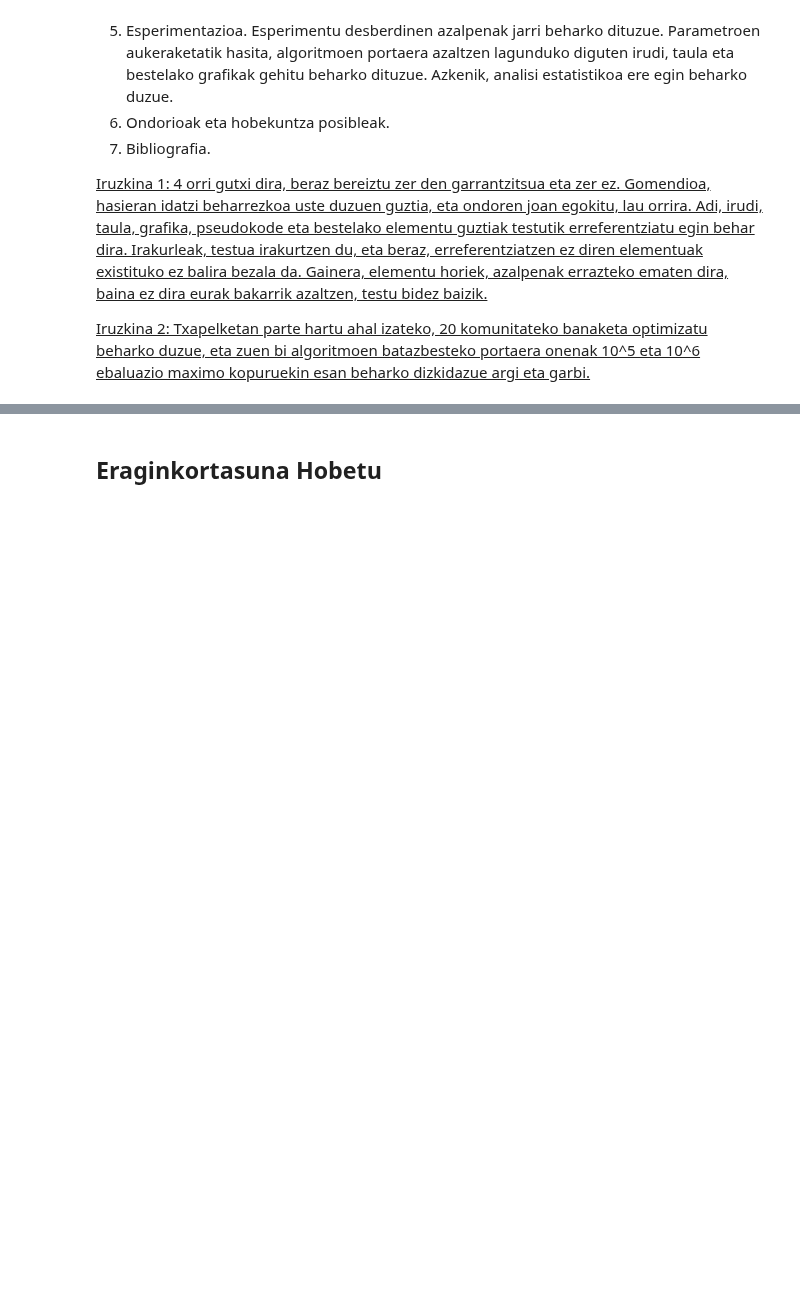
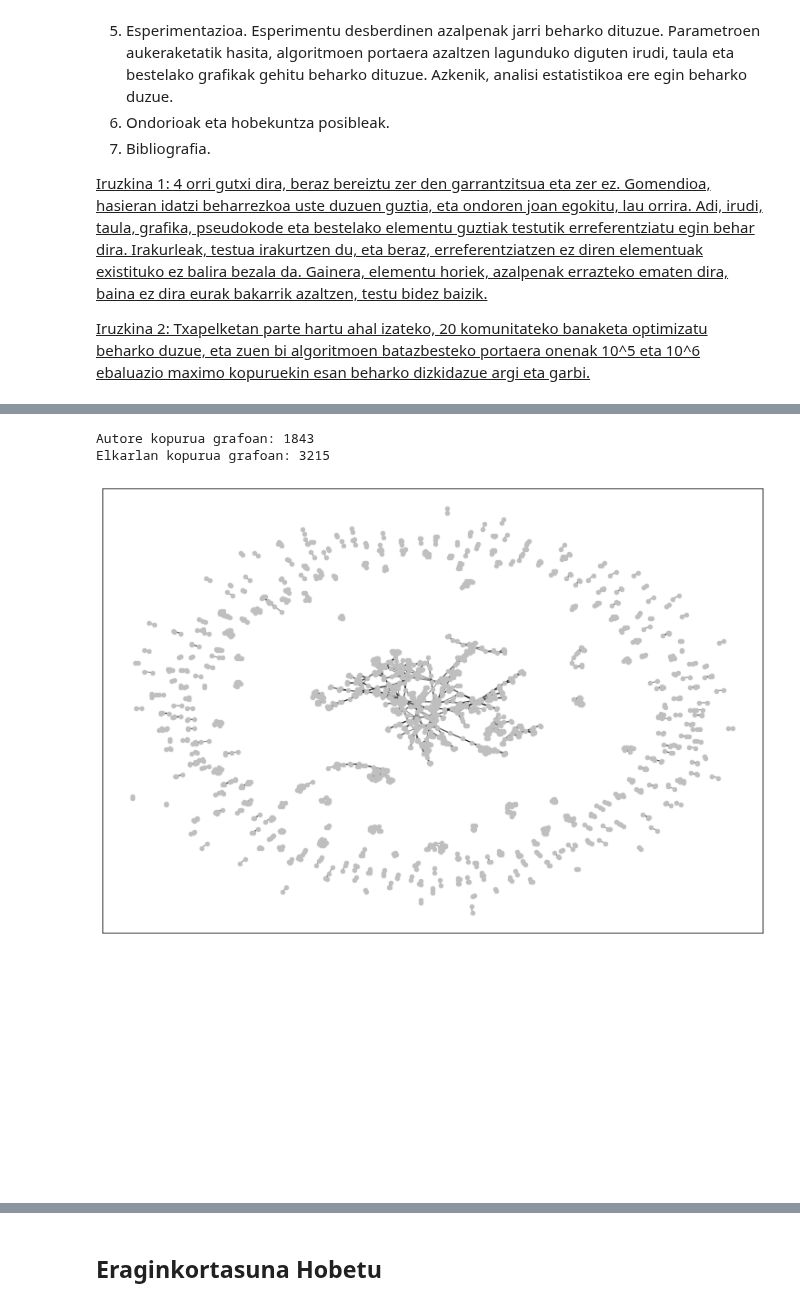
Before and after one commit to juletx/community-detection, a Jupyter notebook: notebooks/CDP_3_fasea.ipynb, the cells around one changed output, grey strips where cells are left out. Saved outputs shown, nothing was run; the diff lists cells and outputs as text; code cells hidden in the pictures; blank space fills up the shorter version.

```diff
--- a/notebooks/CDP_3_fasea.ipynb
+++ b/notebooks/CDP_3_fasea.ipynb
@@ -47,0 +122,10 @@ Txostenean, egindako lana bilduko dugu. Overleaf-en editatu beharko duzue eta <i
+# %%
+G = sortu_grafoa()
+# %% [output]
+Autore kopurua grafoan: 1843
+Elkarlan kopurua grafoan: 3215
+# %%
+bistaratu_grafoa(G)
+# %% [output]
+[figure, added]
+[figure, added]
```
Also changed, not shown: parts of 148 cells of this notebook.
